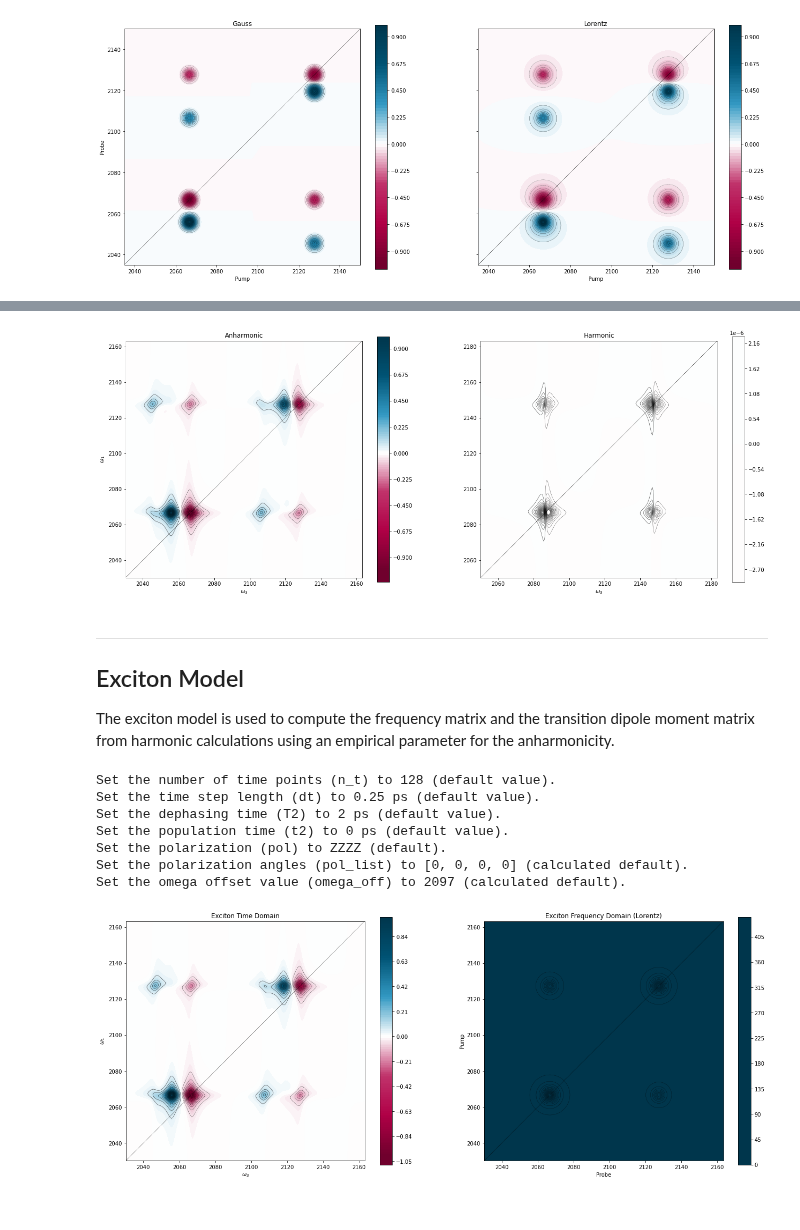
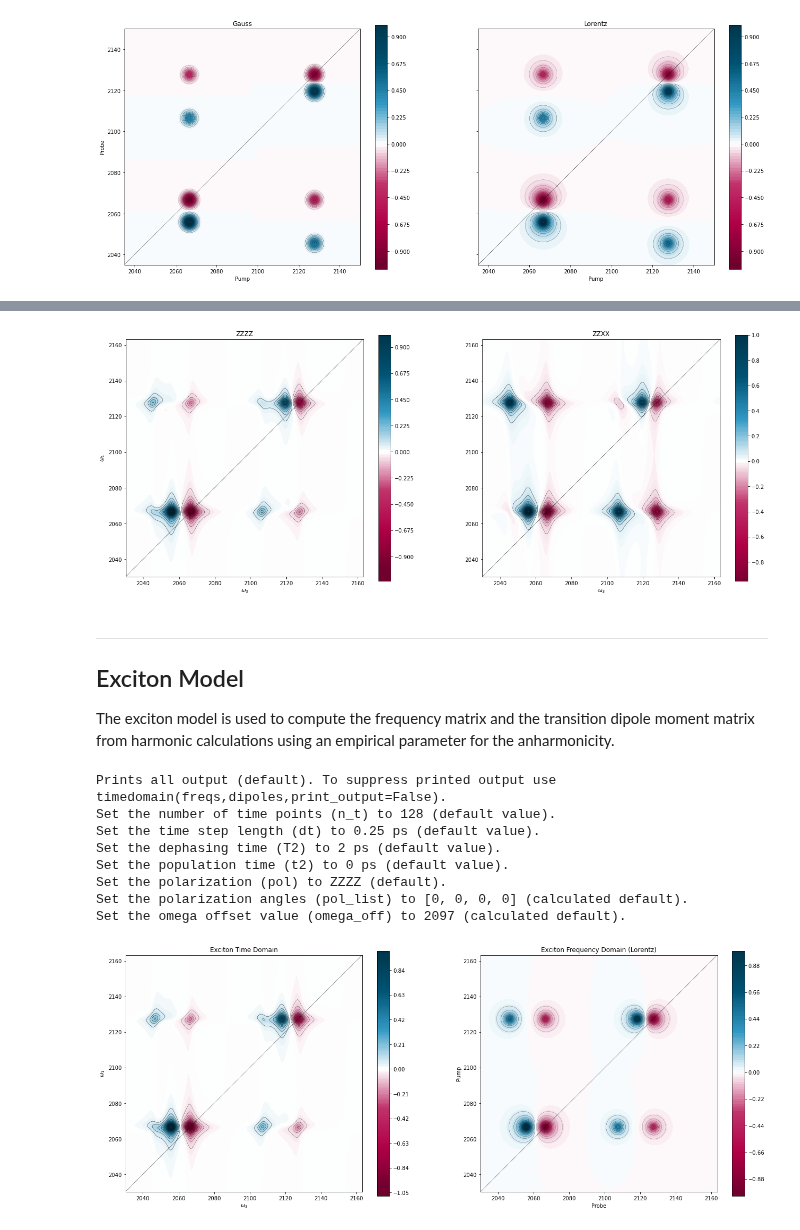
Before and after one commit to chjacob-tubs/Vibrations2D, a Jupyter notebook: How_to_2DIR_spectra.ipynb, the cells around one changed output, grey strips where cells are left out. Saved outputs shown, nothing was run; the diff lists cells and outputs as text; code cells hidden in the pictures.

```diff
--- a/How_to_2DIR_spectra.ipynb
+++ b/How_to_2DIR_spectra.ipynb
@@ -113,7 +117,7 @@ def calc_all_2d_process(self):
 
 This leads to x- and y-coordinates of the differnt peaks with their respective intensities.
 # %%
-exc,emi,ble = freqdomain(VCI_freq,VCI_dipo).calc_all_2d_process()
+exc,emi,ble = freqdomain(VCI_freq[0],VCI_dipo).calc_all_2d_process()
 # %% [markdown]
 Now, there are functions fittet on top of these peaks - analogous to the 1D spectra seen before one can chose between gauss and lorentz functions.
 They can also be normalized, so that the highest peak has the intensity = 1.
@@ -213,0 +209,3 @@ Set the omega offset value (omega_off) to 2117 (calculated default).
+# %%
+R_ZZXX, ticks_ZZXX = timedomain(VCI_freq,VCI_dipo,pol='ZZXX').get_absorptive_spectrum()
+R_ZZXX = spectra.norm_2d_spectrum(R_ZZXX,R_ZZXX.max())
@@ -214,37 +221,37 @@ Set the omega offset value (omega_off) to 2117 (calculated default).
 # %%
 fig, (ax1, ax2) = plt.subplots(1, 2, figsize=(22,10))
 
 ax1.plot([min(ticks),max(ticks)], [min(ticks),max(ticks)], ls="--", c="0", linewidth=0.5)
-ax2.plot([min(ticksh),max(ticksh)], [min(ticksh),max(ticksh)], ls="--", c="0", linewidth=0.5)
+ax2.plot([min(ticks_ZZXX),max(ticks_ZZXX)], [min(ticks_ZZXX),max(ticks_ZZXX)], ls="--", c="0", linewidth=0.5)
 
 im1 = ax1.contourf(ticks, ticks, R, 200, alpha=1, cmap=ccmap1, vmax=abs(R.max()), vmin=-abs(R.max()))
-im2 = ax2.contourf(ticksh, ticksh, Rh, 200, alpha=1, cmap=ccmap1, vmax=abs(R.max()), vmin=-abs(R.max()))
+im2 = ax2.contourf(ticks_ZZXX, ticks_ZZXX, R_ZZXX, 200, alpha=1, cmap=ccmap1, vmax=abs(R_ZZXX.max()), vmin=-abs(R_ZZXX.max()))
 
 ax1.contour(ticks, ticks, R, spectra.set_line_spacing(abs(R.max()),20), colors='k', linewidths=.4)
-ax2.contour(ticksh, ticksh, Rh, spectra.set_line_spacing(abs(Rh.max()),20), colors='k', linewidths=.4)
+ax2.contour(ticks_ZZXX, ticks_ZZXX, R_ZZXX, spectra.set_line_spacing(abs(R_ZZXX.max()),20), colors='k', linewidths=.4)
 
-ax1.set_title('Anharmonic')
-ax2.set_title('Harmonic')
+ax1.set_title('ZZZZ')
+ax2.set_title('ZZXX')
 
 ax1.set_ylabel('$\\omega_1$')
 ax1.set_xlabel('$\\omega_3$')
 ax2.set_xlabel('$\\omega_3$')
 
 ax1.set_xlim(min(ticks),max(ticks))
-ax2.set_xlim(min(ticksh),max(ticksh))
+ax2.set_xlim(min(ticks_ZZXX),max(ticks_ZZXX))
 
 ax1.set_ylim(min(ticks),max(ticks))
-ax2.set_ylim(min(ticksh),max(ticksh))
+ax2.set_ylim(min(ticks_ZZXX),max(ticks_ZZXX))
 
 ax1.set_aspect(1./ax1.get_data_ratio())
 ax2.set_aspect(1./ax2.get_data_ratio())
 
 fig.colorbar(im1, ax=ax1, shrink=0.85)
 fig.colorbar(im2, ax=ax2, shrink=0.85)
 
 plt.show()
 # %% [output]
-[figure, old version]
+[figure, new version]
 # %% [markdown]
 ------------
 ## Exciton Model
@@ -266,6 +270,7 @@ max_EX = max(ticks_EX)
 x_EX_l,y_EX_l,z_EX_l_ = spectra.get_2d_spectrum(min_EX,max_EX,excEX,bleEX,emiEX,steps=500,ftype='lorentz')
 z_EX_l = spectra.norm_2d_spectrum(z_EX_l_,np.asarray(z_EX_l_).max())
 # %% [output]
+Prints all output (default). To suppress printed output use timedomain(freqs,dipoles,print_output=False).
 Set the number of time points (n_t) to 128 (default value).
 Set the time step length (dt) to 0.25 ps (default value).
 Set the dephasing time (T2) to 2 ps (default value).
@@ -302,4 +307,4 @@ fig.colorbar(im2, ax=ax2, shrink=0.85)
 
 plt.show()
 # %% [output]
-[figure, old version]
+[figure, new version]
```
Also changed, not shown: parts of 5 cells of this notebook, 2 other files.
